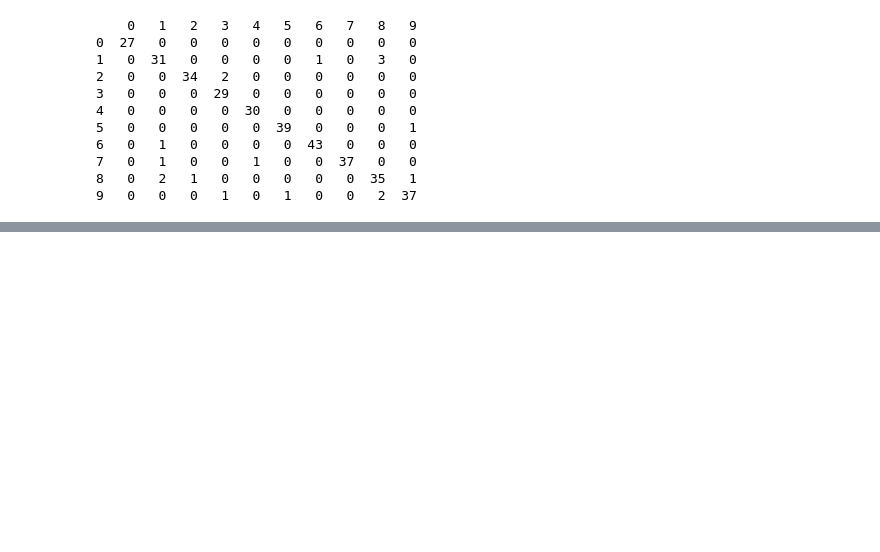
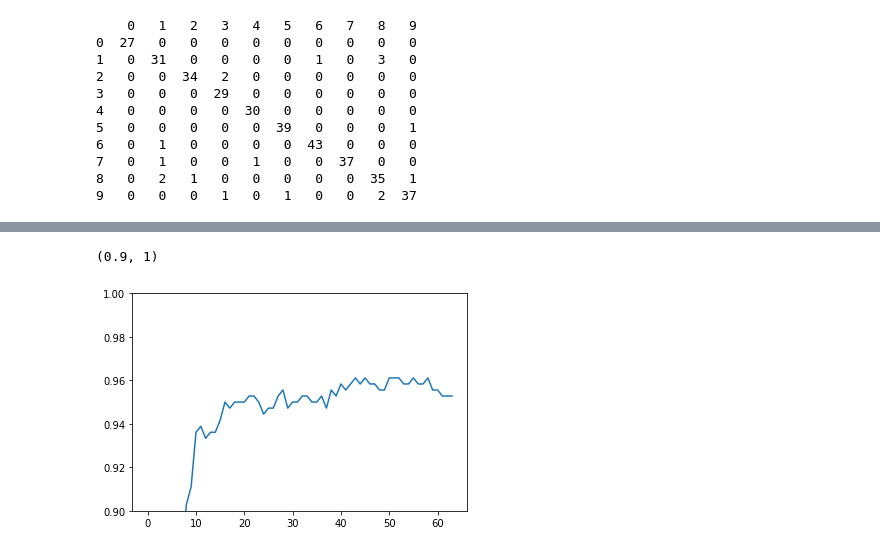
Before and after one commit to ducksfrogs/udemy_dataAna_py, a Jupyter notebook: jp_scikit/confusion_matrix.ipynb, the cells around one changed output, grey strips where cells are left out. Saved outputs shown, nothing was run; the diff lists cells and outputs as text; code cells hidden in the pictures; blank space fills up the shorter version.

```diff
--- a/jp_scikit/confusion_matrix.ipynb
+++ b/jp_scikit/confusion_matrix.ipynb
@@ -201,0 +270,9 @@ X_train_pca.shape
+# %%
+scores = []
+for i in range(1,65):
+    clf.fit(X_train_pca[:, 0:i], y_train)
+    score = clf.score(X_test_pca[:, 0:i], y_test)
+    print(i, score)
+    scores.append(score)
+
+scores = np.array(scores)
@@ -201,0 +328,6 @@ X_train_pca.shape
+# %%
+plt.plot(scores)
+plt.ylim(0.9,1)
+# %% [output]
+(0.9, 1)
+[figure, added]
```
Also changed, not shown: parts of 10 cells of this notebook, 3 other files.
